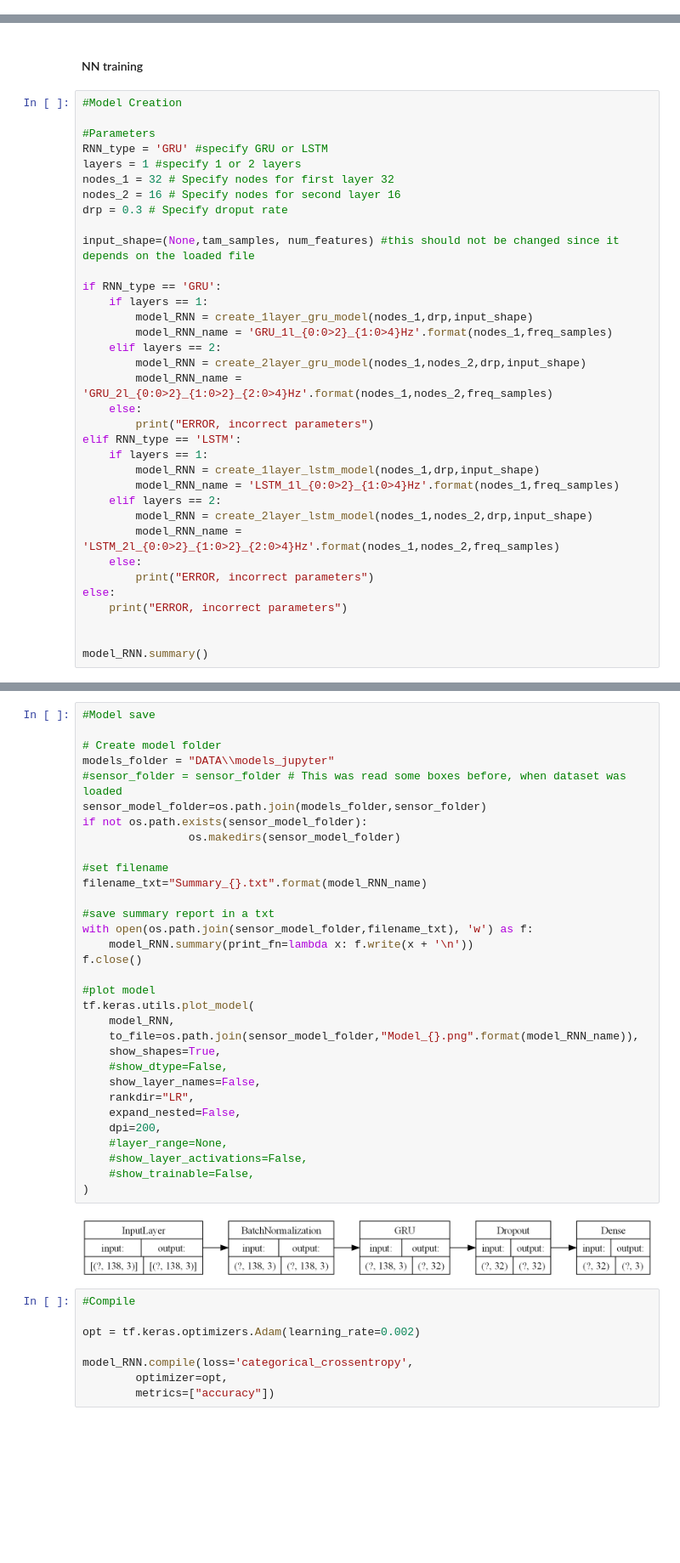
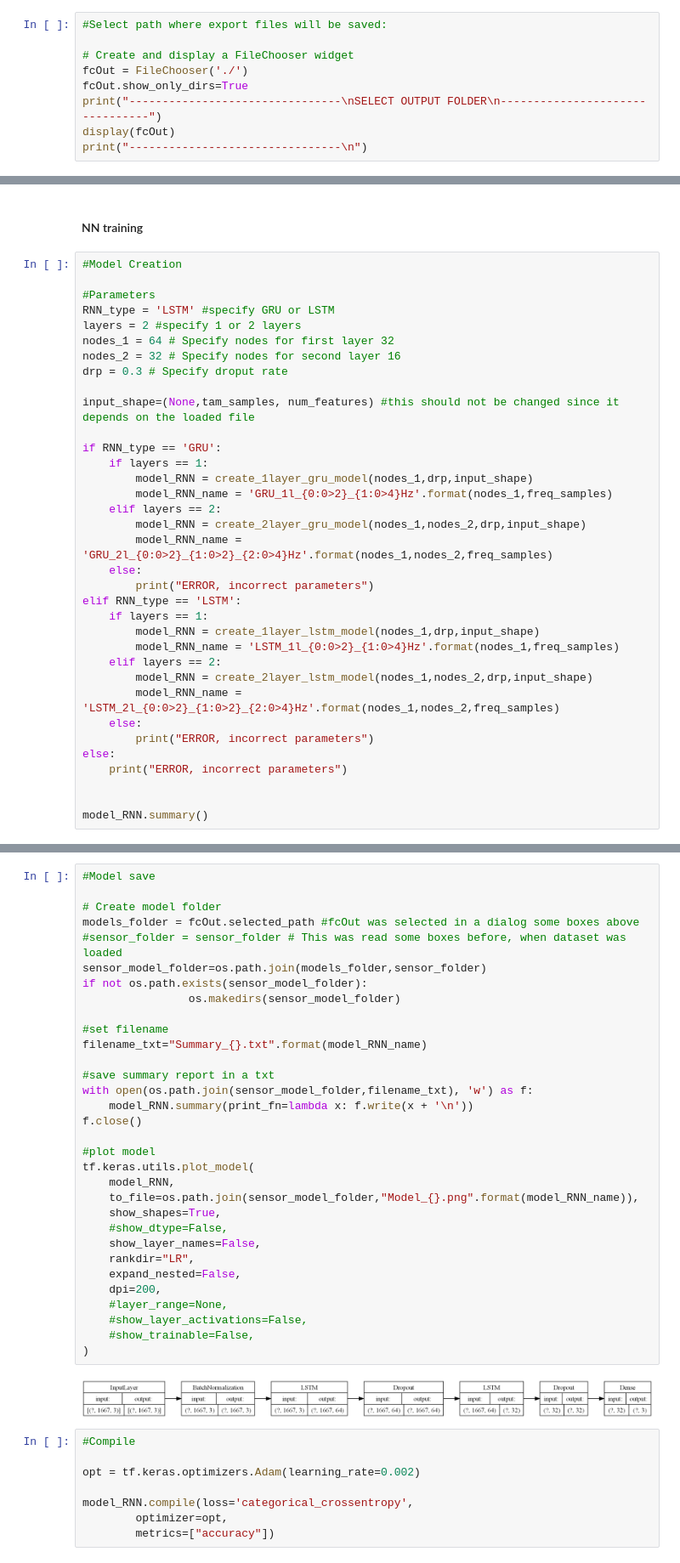
Before and after one commit to juamonsan/STEVAL-MKSBOX1V1_Dataset_creator, a Jupyter notebook: 2-Neural_Network_training.ipynb, the cells around one changed output, grey strips where cells are left out. Shown: that part at 85% size. Drawn from its saved outputs; the diff is of its cells as text; blank space fills up the shorter version.

Commit message:
Update 2-Neural_Network_training.ipynb
Small improvements (output folder selection)

```diff
--- a/2-Neural_Network_training.ipynb
+++ b/2-Neural_Network_training.ipynb
@@ -168,3 +168,12 @@ SELECT TRAIN DATA SENSOR FOLDER
 --------------------------------
 FileChooser(path='C:\Users\Usuario\Documents\GitHub\STEVAL-MKSBOX1V1_Dataset_creator', filename='', title='', …
 --------------------------------
+# %%
+#Select path where export files will be saved:
+
+# Create and display a FileChooser widget
+fcOut = FileChooser('./')
+fcOut.show_only_dirs=True
+print("--------------------------------\nSELECT OUTPUT FOLDER\n--------------------------------")
+display(fcOut)
+print("--------------------------------\n")
@@ -308,10 +323,10 @@ def create_2layer_gru_model(nodes_1stl,nodes_2ndl,drp,input_shape):
 #Model Creation
 
 #Parameters
-RNN_type = 'GRU' #specify GRU or LSTM
-layers = 1 #specify 1 or 2 layers
-nodes_1 = 32 # Specify nodes for first layer 32
-nodes_2 = 16 # Specify nodes for second layer 16
+RNN_type = 'LSTM' #specify GRU or LSTM
+layers = 2 #specify 1 or 2 layers
+nodes_1 = 64 # Specify nodes for first layer 32
+nodes_2 = 32 # Specify nodes for second layer 16
 drp = 0.3 # Specify droput rate
 
 input_shape=(None,tam_samples, num_features) #this should not be changed since it depends on the loaded file
@@ -360,36 +379,36 @@ _________________________________________________________________
 #Model save
 
 # Create model folder
-models_folder = "DATA\\models_jupyter"
+models_folder = fcOut.selected_path #fcOut was selected in a dialog some boxes above
 #sensor_folder = sensor_folder # This was read some boxes before, when dataset was loaded
 sensor_model_folder=os.path.join(models_folder,sensor_folder)
 if not os.path.exists(sensor_model_folder):
                 os.makedirs(sensor_model_folder)
 
 #set filename
 filename_txt="Summary_{}.txt".format(model_RNN_name)
 
 #save summary report in a txt
 with open(os.path.join(sensor_model_folder,filename_txt), 'w') as f:
     model_RNN.summary(print_fn=lambda x: f.write(x + '\n'))
 f.close()
 
 #plot model
 tf.keras.utils.plot_model(
     model_RNN,
     to_file=os.path.join(sensor_model_folder,"Model_{}.png".format(model_RNN_name)),
     show_shapes=True,
     #show_dtype=False,
     show_layer_names=False,
     rankdir="LR",
     expand_nested=False,
     dpi=200,
     #layer_range=None,
     #show_layer_activations=False,
     #show_trainable=False,
 )
 # %% [output]
-[figure, old version]
+[figure, new version]
 # %%
 #Compile
 
```
Also changed, not shown: parts of 18 cells of this notebook.
